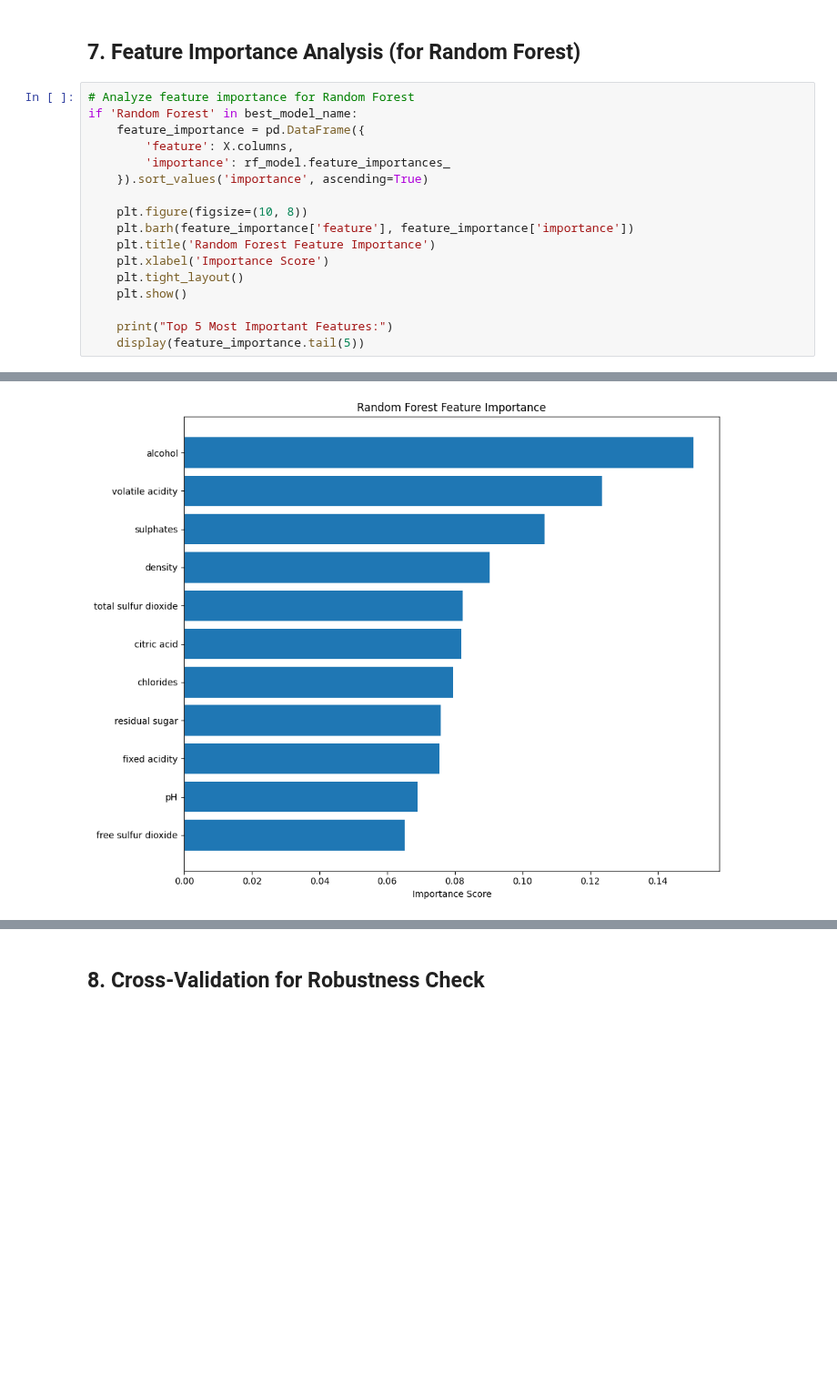
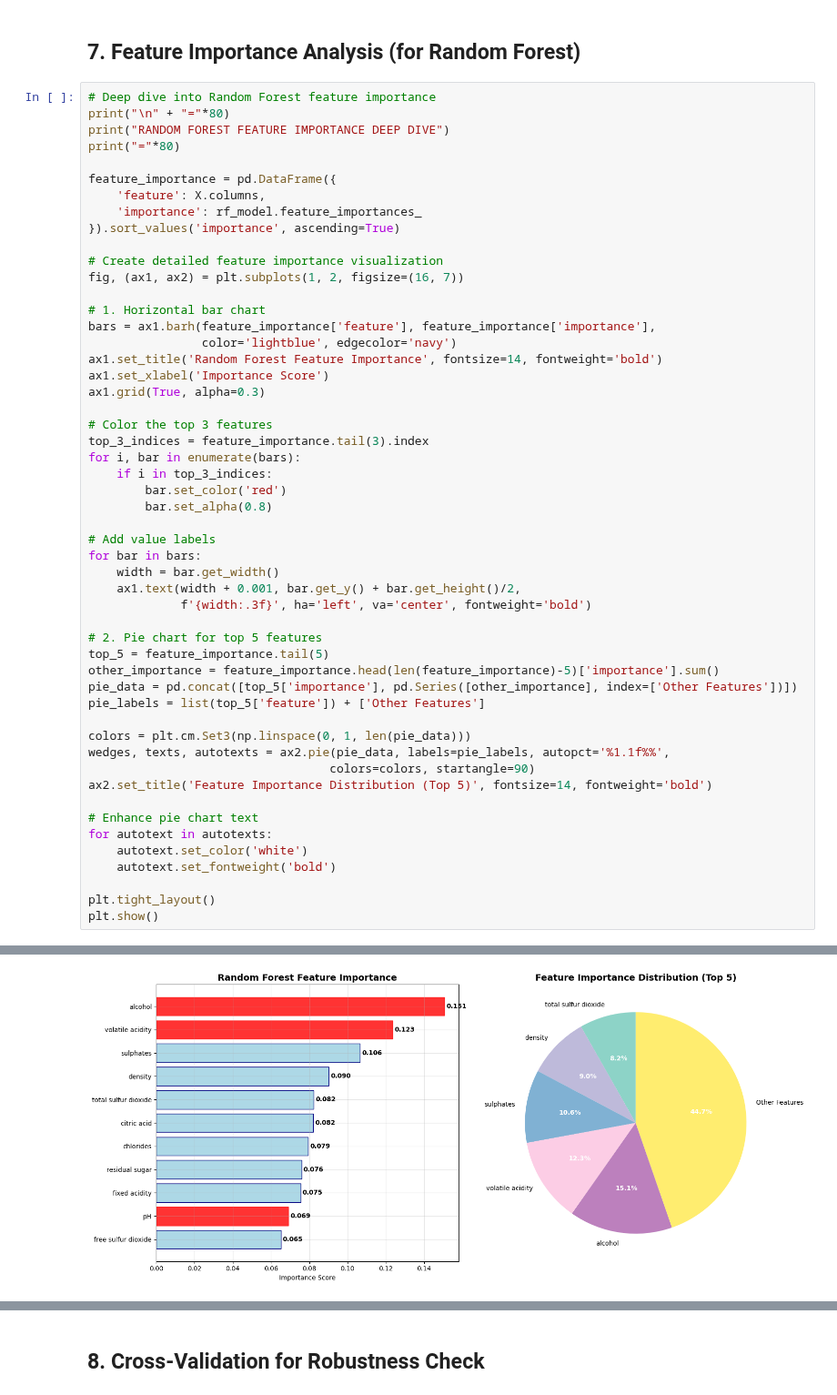
Before and after one commit to albertokabore/applied-ml-kabore, a Jupyter notebook: notebooks/project05/ensemble-kabore.ipynb, the cells around one changed output, grey strips where cells are left out. Shown at 91% size. Cells and saved outputs as stored; diff of their text form; blank space fills up the shorter version.

```diff
--- a/notebooks/project05/ensemble-kabore.ipynb
+++ b/notebooks/project05/ensemble-kabore.ipynb
@@ -462,20 +466,55 @@ weighted avg       0.85      0.89      0.87       320
 # %% [markdown]
 ## 7. Feature Importance Analysis (for Random Forest)
 # %%
-# Analyze feature importance for Random Forest
-if 'Random Forest' in best_model_name:
-    feature_importance = pd.DataFrame({
-        'feature': X.columns,
-        'importance': rf_model.feature_importances_
-    }).sort_values('importance', ascending=True)
+# Deep dive into Random Forest feature importance
+print("\n" + "="*80)
+print("RANDOM FOREST FEATURE IMPORTANCE DEEP DIVE")
+print("="*80)
 
-    plt.figure(figsize=(10, 8))
-    plt.barh(feature_importance['feature'], feature_importance['importance'])
-    plt.title('Random Forest Feature Importance')
-    plt.xlabel('Importance Score')
-    plt.tight_layout()
-    plt.show()
+feature_importance = pd.DataFrame({
+    'feature': X.columns,
+    'importance': rf_model.feature_importances_
+}).sort_values('importance', ascending=True)
 
-    print("Top 5 Most Important Features:")
-    display(feature_importance.tail(5))
+# Create detailed feature importance visualization
+fig, (ax1, ax2) = plt.subplots(1, 2, figsize=(16, 7))
+
+# 1. Horizontal bar chart
+bars = ax1.barh(feature_importance['feature'], feature_importance['importance'],
+                color='lightblue', edgecolor='navy')
+ax1.set_title('Random Forest Feature Importance', fontsize=14, fontweight='bold')
+ax1.set_xlabel('Importance Score')
+ax1.grid(True, alpha=0.3)
+
+# Color the top 3 features
+top_3_indices = feature_importance.tail(3).index
+for i, bar in enumerate(bars):
+    if i in top_3_indices:
+        bar.set_color('red')
+        bar.set_alpha(0.8)
+
+# Add value labels
+for bar in bars:
+    width = bar.get_width()
+    ax1.text(width + 0.001, bar.get_y() + bar.get_height()/2,
+             f'{width:.3f}', ha='left', va='center', fontweight='bold')
+
+# 2. Pie chart for top 5 features
+top_5 = feature_importance.tail(5)
+other_importance = feature_importance.head(len(feature_importance)-5)['importance'].sum()
+pie_data = pd.concat([top_5['importance'], pd.Series([other_importance], index=['Other Features'])])
+pie_labels = list(top_5['feature']) + ['Other Features']
+
+colors = plt.cm.Set3(np.linspace(0, 1, len(pie_data)))
+wedges, texts, autotexts = ax2.pie(pie_data, labels=pie_labels, autopct='%1.1f%%',
+                                  colors=colors, startangle=90)
+ax2.set_title('Feature Importance Distribution (Top 5)', fontsize=14, fontweight='bold')
+
+# Enhance pie chart text
+for autotext in autotexts:
+    autotext.set_color('white')
+    autotext.set_fontweight('bold')
+
+plt.tight_layout()
+plt.show()
 # %% [output]
@@ -482 +524 @@ if 'Random Forest' in best_model_name:
-[figure, old version]
+[figure, new version]
```
Also changed, not shown: parts of 6 cells of this notebook.
